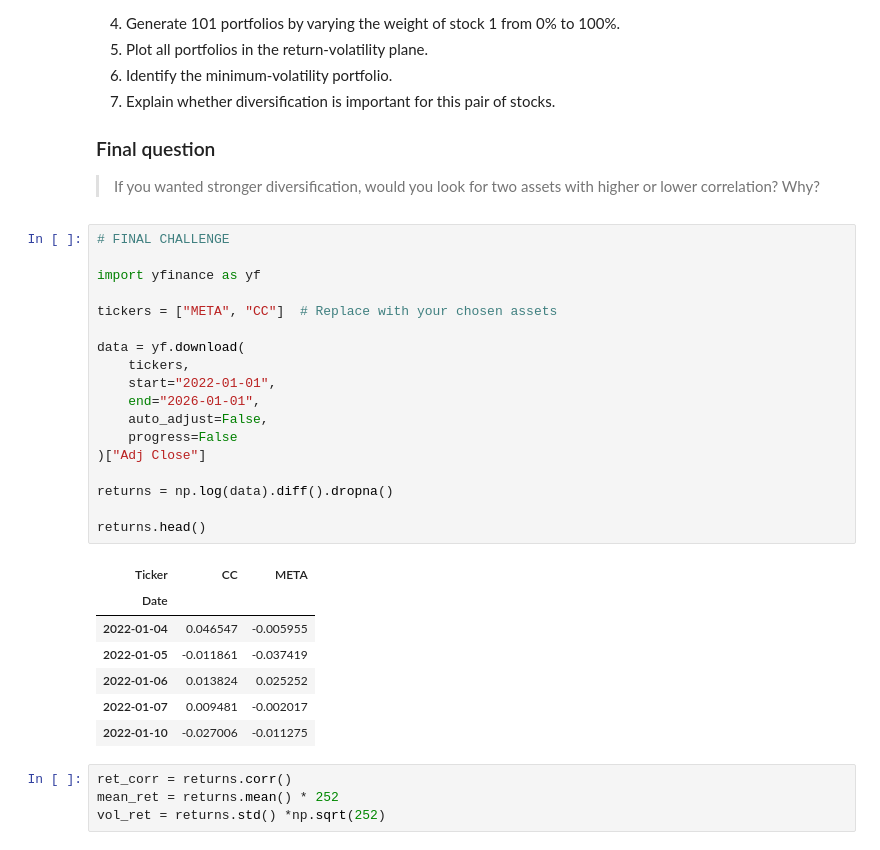
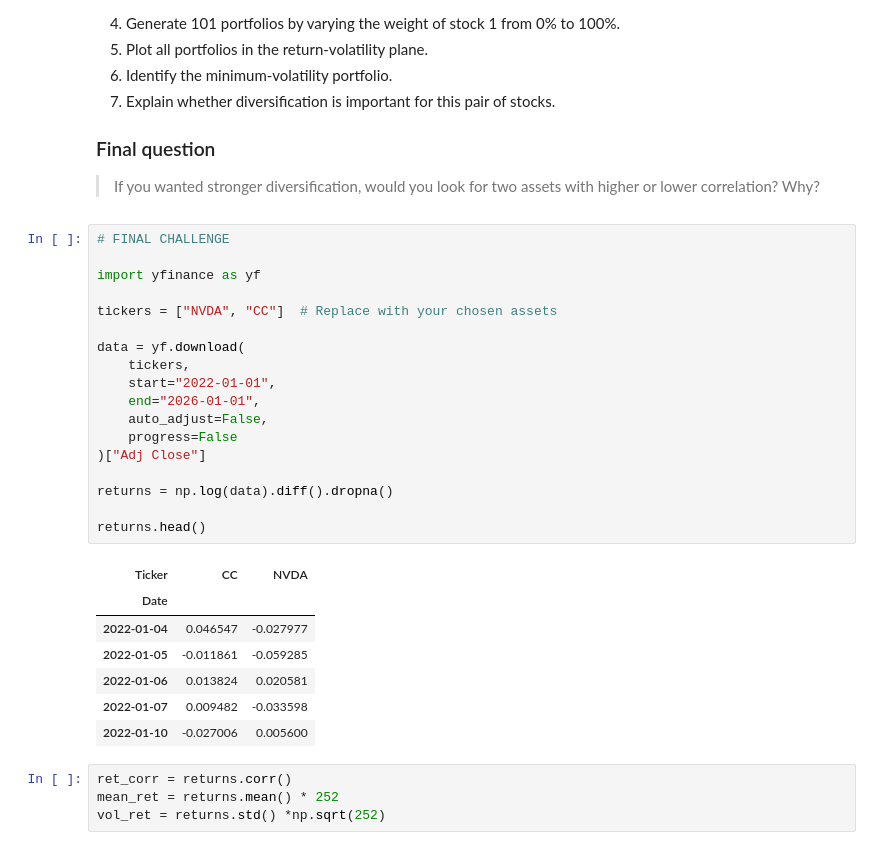
Before and after one commit to bynak06-cell/Finance-and-Technology, a Jupyter notebook: Tema_2_Carteras_Intro/src/two-asset-portfolio-pedagogical-English.ipynb, the cells around one changed output. Drawn from its saved outputs; the diff is of its cells as text.

```diff
--- a/Tema_2_Carteras_Intro/src/two-asset-portfolio-pedagogical-English.ipynb
+++ b/Tema_2_Carteras_Intro/src/two-asset-portfolio-pedagogical-English.ipynb
@@ -628,29 +628,29 @@ Then:
 # %%
 # FINAL CHALLENGE
 
 import yfinance as yf
 
-tickers = ["META", "CC"]  # Replace with your chosen assets
+tickers = ["NVDA", "CC"]  # Replace with your chosen assets
 
 data = yf.download(
     tickers,
     start="2022-01-01",
     end="2026-01-01",
     auto_adjust=False,
     progress=False
 )["Adj Close"]
 
 returns = np.log(data).diff().dropna()
 
 returns.head()
 # %% [output]
-| Ticker | CC | META |
+| Ticker | CC | NVDA |
 | Date |  |  |
-| 2022-01-04 | 0.046547 | -0.005955 |
-| 2022-01-05 | -0.011861 | -0.037419 |
-| 2022-01-06 | 0.013824 | 0.025252 |
-| 2022-01-07 | 0.009481 | -0.002017 |
-| 2022-01-10 | -0.027006 | -0.011275 |
+| 2022-01-04 | 0.046547 | -0.027977 |
+| 2022-01-05 | -0.011861 | -0.059285 |
+| 2022-01-06 | 0.013824 | 0.020581 |
+| 2022-01-07 | 0.009482 | -0.033598 |
+| 2022-01-10 | -0.027006 | 0.005600 |
 # %%
 ret_corr = returns.corr()
 mean_ret = returns.mean() * 252
```
Also changed, not shown: parts of 10 cells of this notebook.
